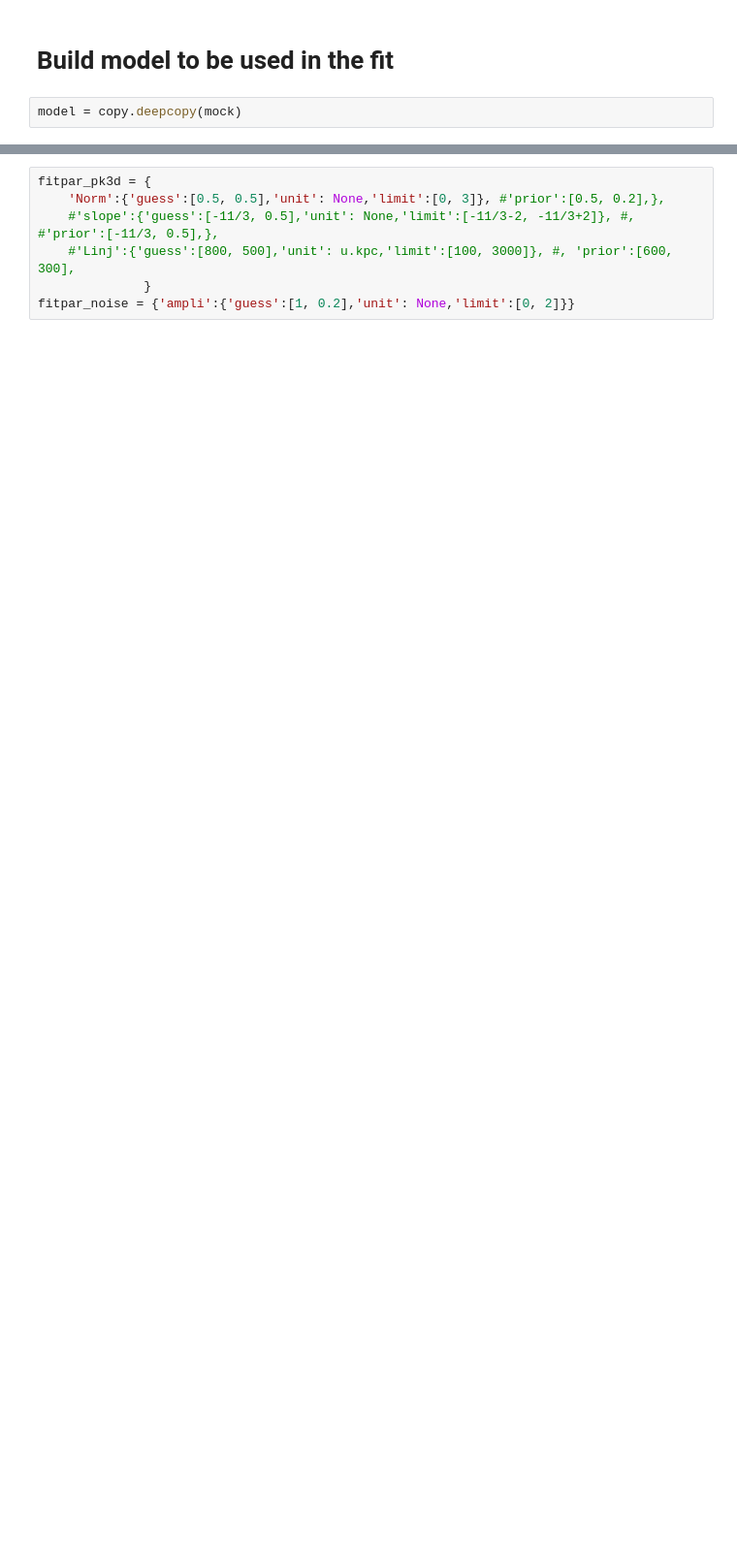
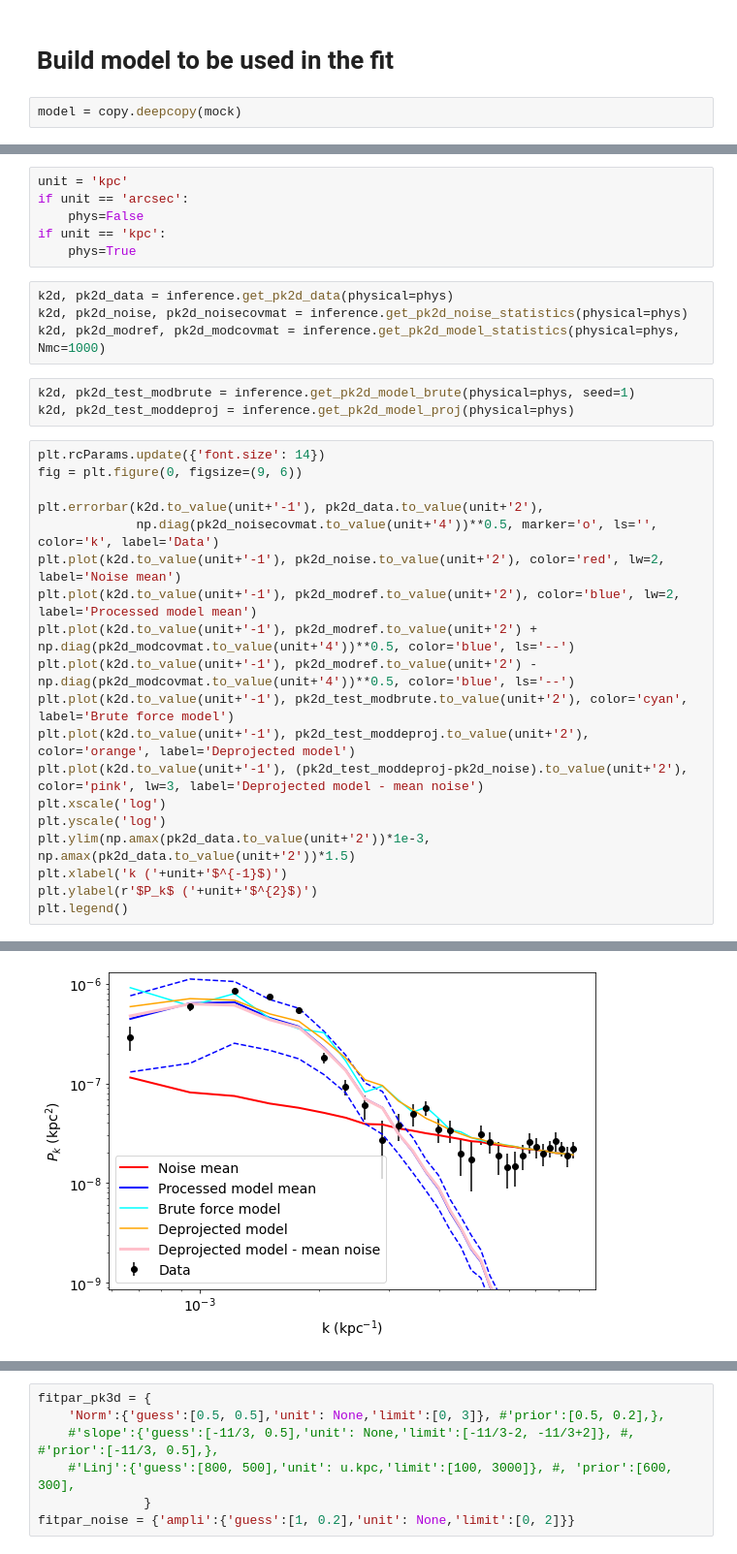
Before and after one commit to remi-adam/pitszi, a Jupyter notebook: notebook/pitszi_dev_forward_fit_pk3d_via_window_function_and_mbb.ipynb, the cells around one changed output, grey strips where cells are left out. Shown: that part at 97% size. Saved outputs shown, nothing was run; the diff lists cells and outputs as text; blank space fills up the shorter version.

```diff
--- a/notebook/pitszi_dev_forward_fit_pk3d_via_window_function_and_mbb.ipynb
+++ b/notebook/pitszi_dev_forward_fit_pk3d_via_window_function_and_mbb.ipynb
@@ -238,0 +277,33 @@ plt.colorbar()
+# %%
+unit = 'kpc'
+if unit == 'arcsec':
+    phys=False
+if unit == 'kpc':
+    phys=True
+# %%
+k2d, pk2d_data = inference.get_pk2d_data(physical=phys)
+k2d, pk2d_noise, pk2d_noisecovmat = inference.get_pk2d_noise_statistics(physical=phys)
+k2d, pk2d_modref, pk2d_modcovmat = inference.get_pk2d_model_statistics(physical=phys, Nmc=1000)
+# %%
+k2d, pk2d_test_modbrute = inference.get_pk2d_model_brute(physical=phys, seed=1)
+k2d, pk2d_test_moddeproj = inference.get_pk2d_model_proj(physical=phys)
+# %%
+plt.rcParams.update({'font.size': 14})
+fig = plt.figure(0, figsize=(9, 6))
+
+plt.errorbar(k2d.to_value(unit+'-1'), pk2d_data.to_value(unit+'2'),
+             np.diag(pk2d_noisecovmat.to_value(unit+'4'))**0.5, marker='o', ls='', color='k', label='Data')
+plt.plot(k2d.to_value(unit+'-1'), pk2d_noise.to_value(unit+'2'), color='red', lw=2, label='Noise mean')
+plt.plot(k2d.to_value(unit+'-1'), pk2d_modref.to_value(unit+'2'), color='blue', lw=2, label='Processed model mean')
+plt.plot(k2d.to_value(unit+'-1'), pk2d_modref.to_value(unit+'2') + np.diag(pk2d_modcovmat.to_value(unit+'4'))**0.5, color='blue', ls='--')
+plt.plot(k2d.to_value(unit+'-1'), pk2d_modref.to_value(unit+'2') - np.diag(pk2d_modcovmat.to_value(unit+'4'))**0.5, color='blue', ls='--')
+plt.plot(k2d.to_value(unit+'-1'), pk2d_test_modbrute.to_value(unit+'2'), color='cyan', label='Brute force model')
+plt.plot(k2d.to_value(unit+'-1'), pk2d_test_moddeproj.to_value(unit+'2'), color='orange', label='Deprojected model')
+plt.plot(k2d.to_value(unit+'-1'), (pk2d_test_moddeproj-pk2d_noise).to_value(unit+'2'), color='pink', lw=3, label='Deprojected model - mean noise')
+plt.xscale('log')
+plt.yscale('log')
+plt.ylim(np.amax(pk2d_data.to_value(unit+'2'))*1e-3, np.amax(pk2d_data.to_value(unit+'2'))*1.5)
+plt.xlabel('k ('+unit+'$^{-1}$)')
+plt.ylabel(r'$P_k$ ('+unit+'$^{2}$)')
+plt.legend()
+# %% [output]
@@ -238,0 +311 @@ plt.colorbar()
+[figure, added]
```
Also changed, not shown: parts of 29 cells of this notebook, 3 other files.
